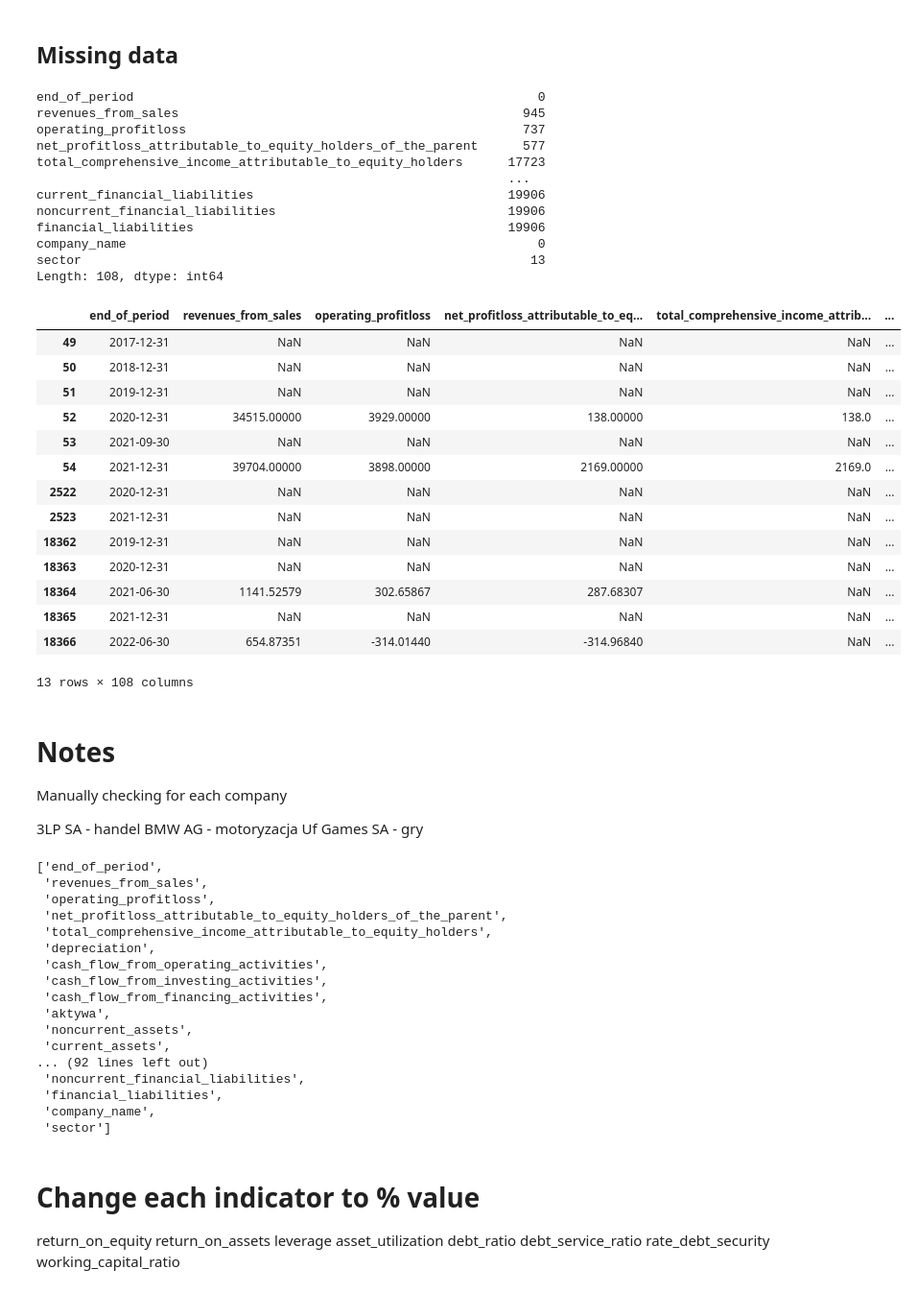
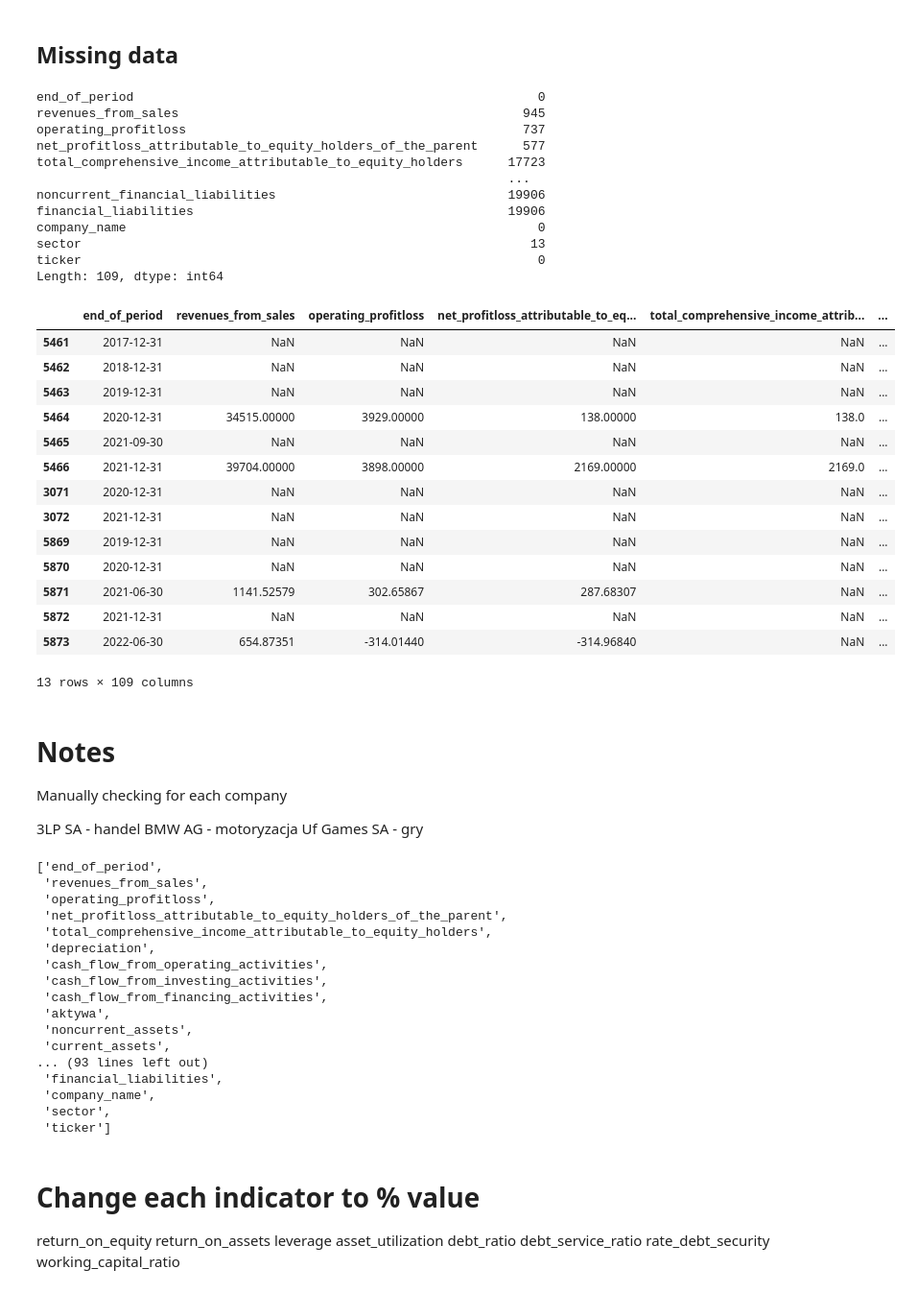
Before and after one commit to k-sobczyk/ensemble-nn-stock-forecast, a Jupyter notebook: data_cleaning_and_exploration.ipynb, the cells around one changed output. Shown at 96% size. Saved outputs shown, nothing was run; the diff lists cells and outputs as text; code cells hidden in the pictures.

Commit message:
ticker improvement

```diff
--- a/data_cleaning_and_exploration.ipynb
+++ b/data_cleaning_and_exploration.ipynb
@@ -41,9 +41,9 @@ def count_rows_by_filename(df):
 # %%
 full_data = pd.read_csv("dataframes/dataframe_gpw.csv")
 # %%
-full_merged_df = pd.merge(full_data, names_data, on='filename')
+data_gpw = pd.merge(full_data, names_data, on='filename')
 # %%
-full_merged_df = full_merged_df.sort_values(by=['filename', 'End of period'])
+data_gpw = data_gpw.sort_values(by=['filename', 'End of period'])
 # %%
-full_merged_df.columns = clean_column_names(full_merged_df.columns)
+data_gpw.columns = clean_column_names(data_gpw.columns)
 # %%
@@ -77,7 +77,7 @@ df_filtered = full_merged_df[~full_merged_df['filename'].isin(filenames_to_remov
 # %% [markdown]
 ## Missing data
 # %%
-full_merged_df.isnull().sum()
+data_gpw.isnull().sum()
 # %% [output]
 end_of_period                                                      0
 revenues_from_sales                                              945
@@ -85,32 +85,32 @@ operating_profitloss                                             737
 net_profitloss_attributable_to_equity_holders_of_the_parent      577
 total_comprehensive_income_attributable_to_equity_holders      17723
                                                                ...
-current_financial_liabilities                                  19906
 noncurrent_financial_liabilities                               19906
 financial_liabilities                                          19906
 company_name                                                       0
 sector                                                            13
-Length: 108, dtype: int64
+ticker                                                             0
+Length: 109, dtype: int64
 # %%
 # Sektor NaN
-rows_with_nan_in_sektor = full_merged_df[full_merged_df['sector'].isna()]
+rows_with_nan_in_sektor = data_gpw[data_gpw['sector'].isna()]
 rows_with_nan_in_sektor
 # %% [output]
 |  | end_of_period | revenues_from_sales | operating_profitloss | net_profitloss_attributable_to_eq... | total_comprehensive_income_attrib... | ... |
-| 49 | 2017-12-31 | NaN | NaN | NaN | NaN | ... |
-| 50 | 2018-12-31 | NaN | NaN | NaN | NaN | ... |
-| 51 | 2019-12-31 | NaN | NaN | NaN | NaN | ... |
-| 52 | 2020-12-31 | 34515.00000 | 3929.00000 | 138.00000 | 138.0 | ... |
-| 53 | 2021-09-30 | NaN | NaN | NaN | NaN | ... |
-| 54 | 2021-12-31 | 39704.00000 | 3898.00000 | 2169.00000 | 2169.0 | ... |
-| 2522 | 2020-12-31 | NaN | NaN | NaN | NaN | ... |
-| 2523 | 2021-12-31 | NaN | NaN | NaN | NaN | ... |
-| 18362 | 2019-12-31 | NaN | NaN | NaN | NaN | ... |
-| 18363 | 2020-12-31 | NaN | NaN | NaN | NaN | ... |
-| 18364 | 2021-06-30 | 1141.52579 | 302.65867 | 287.68307 | NaN | ... |
-| 18365 | 2021-12-31 | NaN | NaN | NaN | NaN | ... |
-| 18366 | 2022-06-30 | 654.87351 | -314.01440 | -314.96840 | NaN | ... |
+| 5461 | 2017-12-31 | NaN | NaN | NaN | NaN | ... |
+| 5462 | 2018-12-31 | NaN | NaN | NaN | NaN | ... |
+| 5463 | 2019-12-31 | NaN | NaN | NaN | NaN | ... |
+| 5464 | 2020-12-31 | 34515.00000 | 3929.00000 | 138.00000 | 138.0 | ... |
+| 5465 | 2021-09-30 | NaN | NaN | NaN | NaN | ... |
+| 5466 | 2021-12-31 | 39704.00000 | 3898.00000 | 2169.00000 | 2169.0 | ... |
+| 3071 | 2020-12-31 | NaN | NaN | NaN | NaN | ... |
+| 3072 | 2021-12-31 | NaN | NaN | NaN | NaN | ... |
+| 5869 | 2019-12-31 | NaN | NaN | NaN | NaN | ... |
+| 5870 | 2020-12-31 | NaN | NaN | NaN | NaN | ... |
+| 5871 | 2021-06-30 | 1141.52579 | 302.65867 | 287.68307 | NaN | ... |
+| 5872 | 2021-12-31 | NaN | NaN | NaN | NaN | ... |
+| 5873 | 2022-06-30 | 654.87351 | -314.01440 | -314.96840 | NaN | ... |
-13 rows × 108 columns
+13 rows × 109 columns
 # %% [markdown]
 # Notes
 Manually checking for each company
@@ -132,5 +132,5 @@ full_merged_df = full_merged_df.fillna(0)
 # %%
-full_merged_df.columns.tolist()
+data_gpw.columns.tolist()
 # %% [output]
 ['end_of_period',
  'revenues_from_sales',
@@ -144,11 +144,11 @@ full_merged_df.columns.tolist()
  'aktywa',
  'noncurrent_assets',
  'current_assets',
-... (92 lines left out)
- 'noncurrent_financial_liabilities',
+... (93 lines left out)
  'financial_liabilities',
  'company_name',
- 'sector']
+ 'sector',
+ 'ticker']
 # %% [markdown]
 # Change each indicator to % value
 return_on_equity
```
Also changed, not shown: parts of 11 cells of this notebook, 1 other file.
